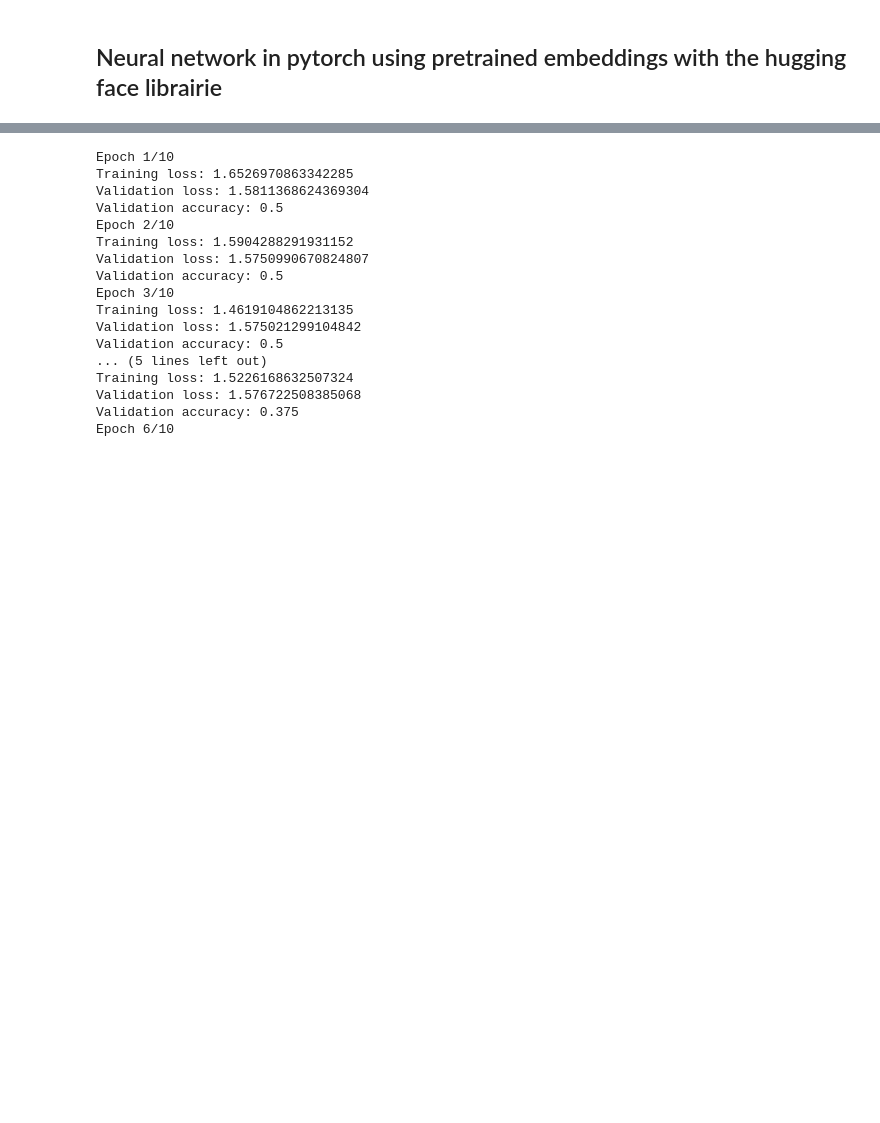
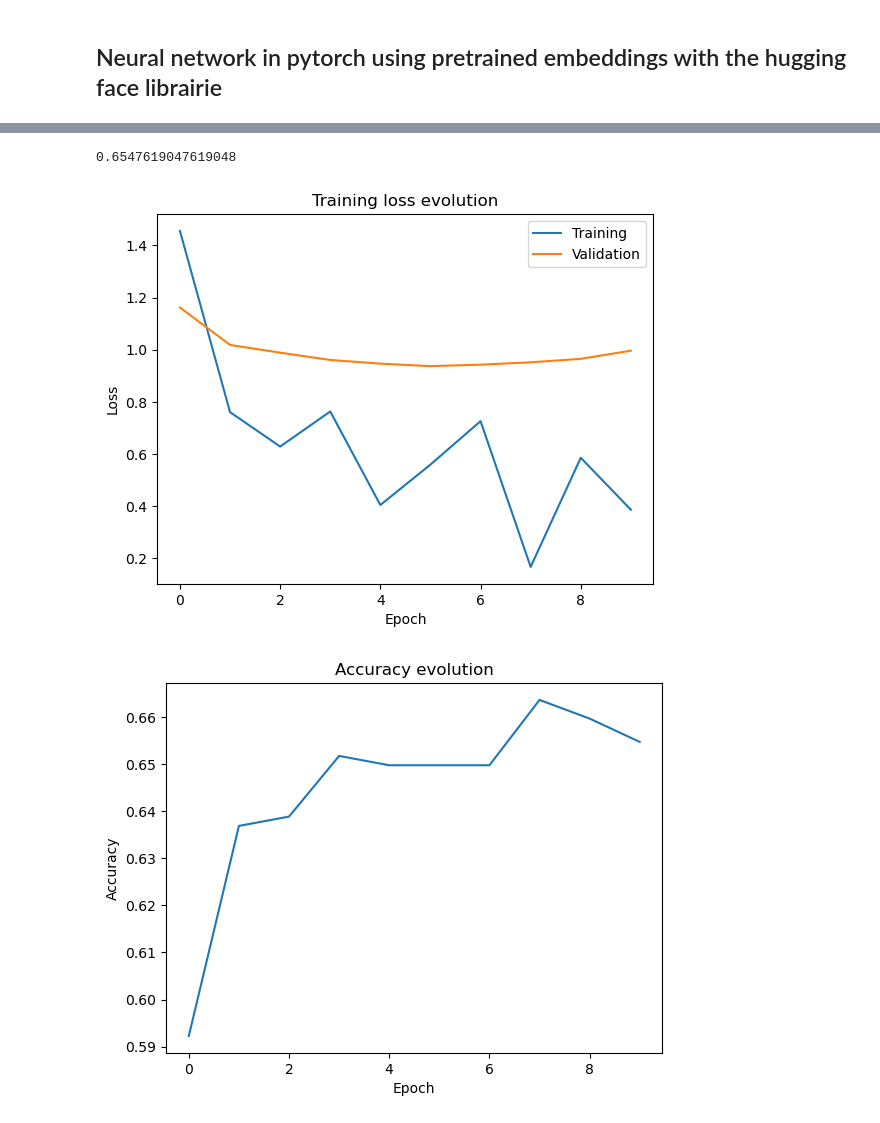
Before and after one commit to AlexisMourier/intelligent_system_seminar2, a Jupyter notebook: project.ipynb, the cells around one changed output, grey strips where cells are left out. Cells and saved outputs as stored; diff of their text form; code cells hidden in the pictures; blank space fills up the shorter version.

```diff
--- a/project.ipynb
+++ b/project.ipynb
@@ -356,7 +403,5 @@ class model3(nn.Module):
 # %%
-
-
-def train(model, train_dataloader, val_dataloader, num_epochs=100, lr=1e-3):
+def train(model, train_dataloader, val_dataloader, device, num_epochs=100, lr=1e-3):
     """Train the model and plot loss evoution"""
     # Define loss function and optimizer
     criterion = nn.CrossEntropyLoss()
@@ -370,11 +415,11 @@ def train(model, train_dataloader, val_dataloader, num_epochs=100, lr=1e-3):
     for epoch in range(num_epochs):
         print(f'Epoch {epoch+1}/{num_epochs}')
         model.train()
-        for batch in train_dataloader:
+        for inputs, labels in train_dataloader:
+            inputs = inputs.to(device)
+            labels = labels.to(device)
             optimizer.zero_grad()
-            input_ids = batch['input_ids']
-            labels = batch['labels']
-            outputs = model(input_ids)
+            outputs = model(inputs)
             loss = criterion(outputs, labels)
             loss.backward()
             optimizer.step()
@@ -387,18 +432,19 @@ def train(model, train_dataloader, val_dataloader, num_epochs=100, lr=1e-3):
         # validation loss and accuracy at this epoch
         model.eval()
         val_loss_temp = []
-        for batch in val_dataloader:
-            input_ids = batch['input_ids']
-            labels = batch['labels']
-            outputs = model(input_ids)
+        temp_accuracy = []
+        for inputs, labels in val_dataloader:
+            inputs = inputs.to(device)
+            labels = labels.to(device)
+            outputs = model(inputs)
 
             # Compute accuracy
-            temp_accuracy = []
             predicted = torch.argmax(outputs, dim=1)
             temp_accuracy.append((predicted == labels).sum().item() / len(labels))
-
             loss = criterion(outputs, labels)
             val_loss_temp.append(loss.item())
+
+
 
         accuracy.append(np.mean(temp_accuracy))
         val_loss.append(np.mean(val_loss_temp))
@@ -425,13 +505,18 @@ def train(model, train_dataloader, val_dataloader, num_epochs=100, lr=1e-3):
 # %%
 #Putting all together
-
+device = torch.device('mps' if torch.backends.mps.is_available() else 'cpu')
 # Load the data
-data_loader = EmotionDataLoader('df_emotion_dataset.csv')
-train_dataloader, val_dataloader = data_loader.prepare_dataloader()
+data_loader = EmotionDataLoader(
+    csv_path='df_emotion_dataset.csv',
+    model_name='all-MiniLM-L6-v2',  # You can try other models too
+    batch_size=16
+)
+train_dataloader, val_dataloader, emb_size = data_loader.prepare_dataloader()
 
 # Create the model
-model = BertCompatibleModel()
+model = model3(input_size=emb_size, num_classes=6)
+model.to(device)
 
 # Train the model
-train(model, train_dataloader, val_dataloader, num_epochs=10, lr=1e-4)
+train(model, train_dataloader, val_dataloader, num_epochs=10, lr=1e-4, device=device)
 # %% [output]
@@ -439,18 +540,4 @@ We strongly recommend passing in an `attention_mask` since your input_ids may be
-Epoch 1/10
-Training loss: 1.6526970863342285
-Validation loss: 1.5811368624369304
-Validation accuracy: 0.5
-Epoch 2/10
-Training loss: 1.5904288291931152
-Validation loss: 1.5750990670824807
-Validation accuracy: 0.5
-Epoch 3/10
-Training loss: 1.4619104862213135
-Validation loss: 1.575021299104842
-Validation accuracy: 0.5
-... (5 lines left out)
-Training loss: 1.5226168632507324
-Validation loss: 1.576722508385068
-Validation accuracy: 0.375
-Epoch 6/10
+0.6547619047619048
+[figure, added]
+[figure, added]
 # %%
```
Also changed, not shown: parts of 11 cells of this notebook.
